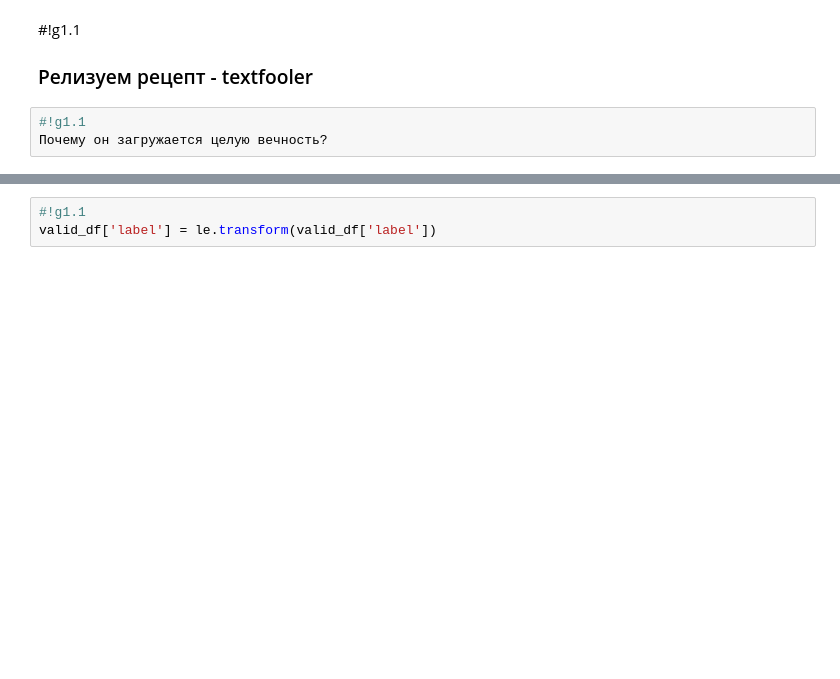
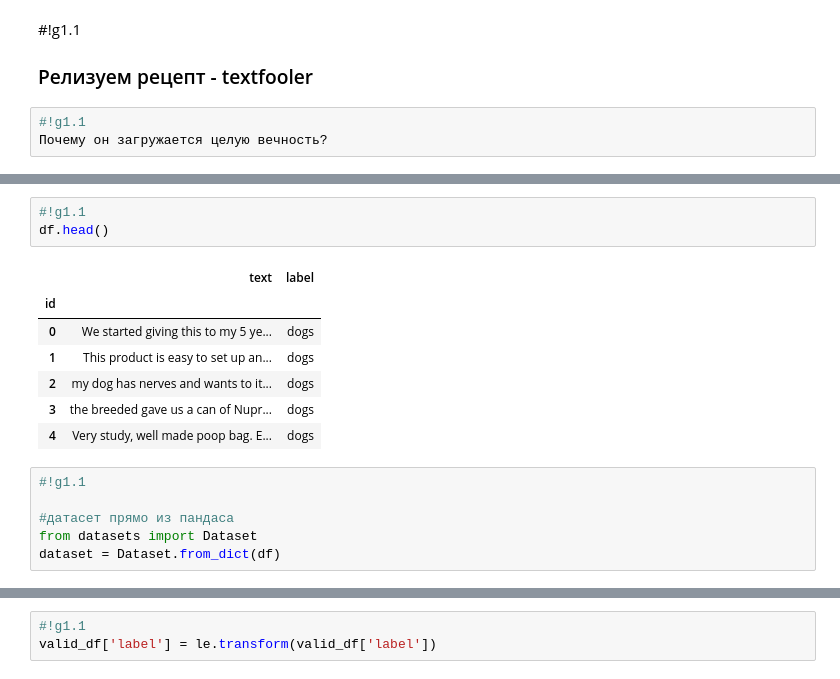
Before and after one commit to AlexZapolskii/text_attacks, a Jupyter notebook: notebooks/BERT_Amazon.ipynb, the cells around one changed output, grey strips where cells are left out. Cells and saved outputs as stored; diff of their text form; blank space fills up the shorter version.

```diff
--- a/notebooks/BERT_Amazon.ipynb
+++ b/notebooks/BERT_Amazon.ipynb
@@ -1050,0 +1025,17 @@ attack = textattack.attack_recipes.TextFoolerJin2019.build(model_wrapper)
+# %%
+#!g1.1
+df.head()
+# %% [output]
+|  | text | label |
+| id |  |  |
+| 0 | We started giving this to my 5 ye... | dogs |
+| 1 | This product is easy to set up an... | dogs |
+| 2 | my dog has nerves and wants to it... | dogs |
+| 3 | the breeded gave us a can of Nupr... | dogs |
+| 4 | Very study, well made poop bag. E... | dogs |
+# %%
+#!g1.1
+
+#датасет прямо из пандаса
+from datasets import Dataset
+dataset = Dataset.from_dict(df)
```
Also changed, not shown: parts of 30 cells of this notebook.
